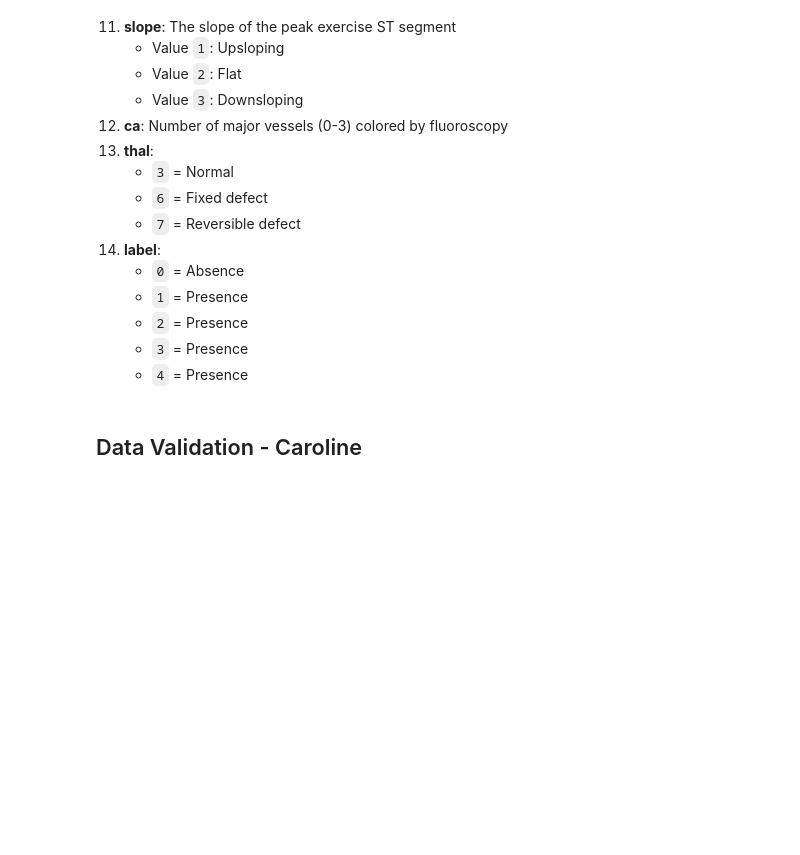
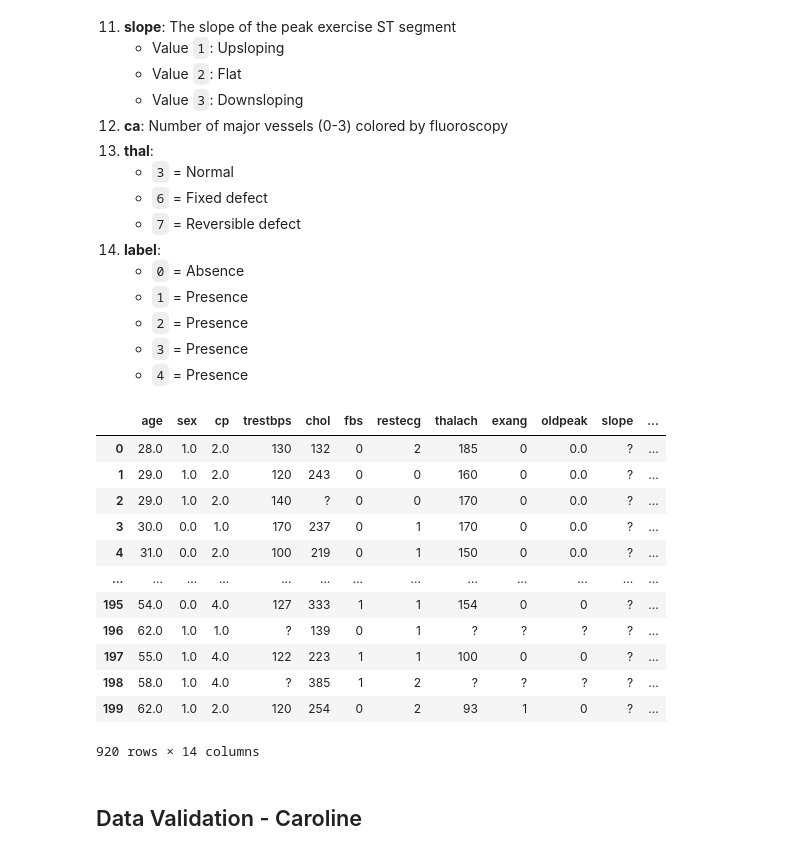
Before and after one commit to UBC-MDS/Heart_Disease_group7, a Jupyter notebook: analysis.ipynb, the cells around one changed output. Saved outputs shown, nothing was run; the diff lists cells and outputs as text; code cells hidden in the pictures; blank space fills up the shorter version.

```diff
--- a/analysis.ipynb
+++ b/analysis.ipynb
@@ -84,14 +85,26 @@ columns = ['age','sex', 'cp', 'trestbps', 'chol', 'fbs', 'restecg', 'thalach', '
 # %%
 hungary_df = pd.read_csv('data/processed.hungarian.data',index_col=False, names = columns)
 swiss_df = pd.read_csv('data/processed.switzerland.data',index_col=False, names = columns)
 cleveland_df = pd.read_csv('data/processed.cleveland.data',index_col=False, names = columns)
 va_df = pd.read_csv('data/processed.va.data',index_col=False, names = columns)
 
 # Combine the four dataset into one consolidated set
 combined_df = pd.concat([hungary_df, swiss_df, cleveland_df, va_df], axis = 0)
-
-# Replacing ? with NaN values
-combined_df.replace('?', np.nan, inplace = True)
+combined_df
+# %% [output]
+|  | age | sex | cp | trestbps | chol | fbs | restecg | thalach | exang | oldpeak | slope | ... |
+| 0 | 28.0 | 1.0 | 2.0 | 130 | 132 | 0 | 2 | 185 | 0 | 0.0 | ? | ... |
+| 1 | 29.0 | 1.0 | 2.0 | 120 | 243 | 0 | 0 | 160 | 0 | 0.0 | ? | ... |
+| 2 | 29.0 | 1.0 | 2.0 | 140 | ? | 0 | 0 | 170 | 0 | 0.0 | ? | ... |
+| 3 | 30.0 | 0.0 | 1.0 | 170 | 237 | 0 | 1 | 170 | 0 | 0.0 | ? | ... |
+| 4 | 31.0 | 0.0 | 2.0 | 100 | 219 | 0 | 1 | 150 | 0 | 0.0 | ? | ... |
+| ... | ... | ... | ... | ... | ... | ... | ... | ... | ... | ... | ... | ... |
+| 195 | 54.0 | 0.0 | 4.0 | 127 | 333 | 1 | 1 | 154 | 0 | 0 | ? | ... |
+| 196 | 62.0 | 1.0 | 1.0 | ? | 139 | 0 | 1 | ? | ? | ? | ? | ... |
+| 197 | 55.0 | 1.0 | 4.0 | 122 | 223 | 1 | 1 | 100 | 0 | 0 | ? | ... |
+| 198 | 58.0 | 1.0 | 4.0 | ? | 385 | 1 | 2 | ? | ? | ? | ? | ... |
+| 199 | 62.0 | 1.0 | 2.0 | 120 | 254 | 0 | 2 | 93 | 1 | 0 | ? | ... |
+920 rows × 14 columns
 # %% [markdown]
 ## Data Validation - Caroline
 # %%
```
Also changed, not shown: parts of 8 cells of this notebook, 9 other files.
